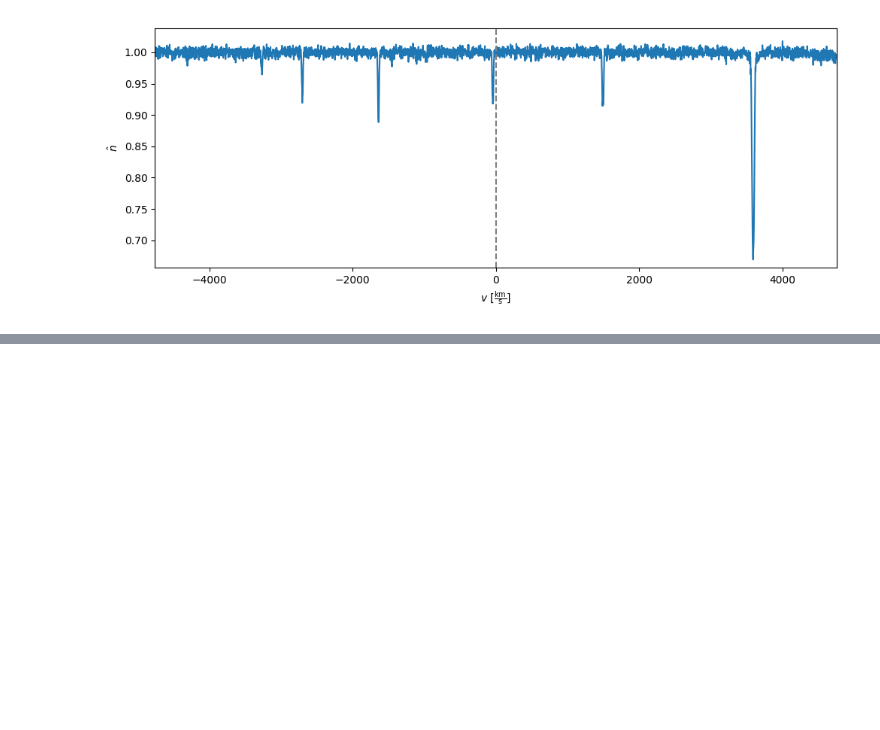
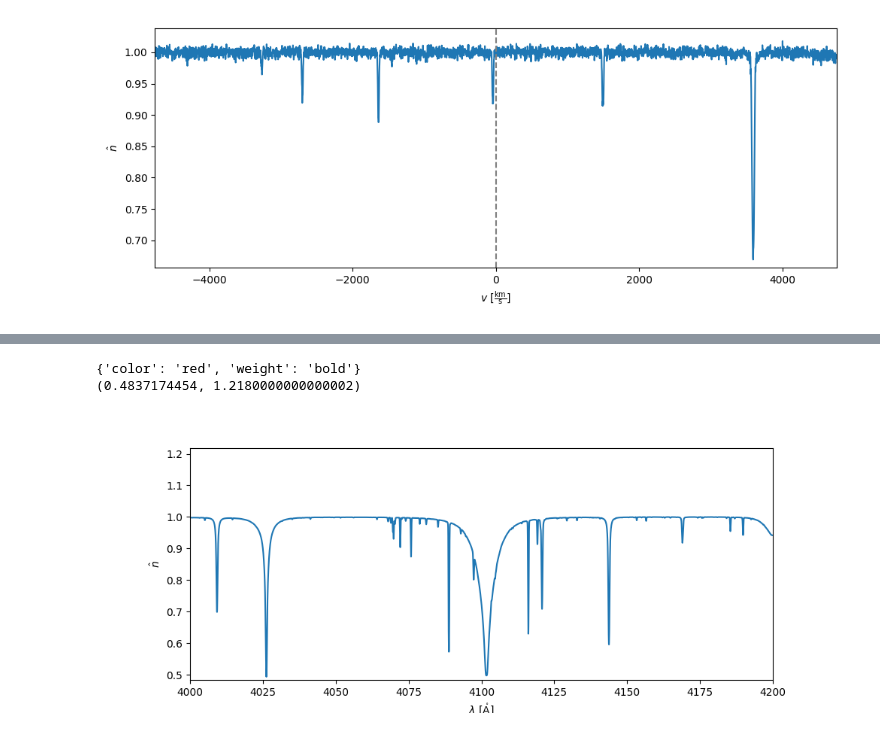
Before and after one commit to eschoesser/spyplotter, a Jupyter notebook: docs/spectrum.ipynb, the cells around one changed output, grey strips where cells are left out. Drawn from its saved outputs; the diff is of its cells as text; code cells hidden in the pictures; blank space fills up the shorter version.

Commit message:
Line identification - dict

```diff
--- a/docs/spectrum.ipynb
+++ b/docs/spectrum.ipynb
@@ -143,0 +152,17 @@ plt.tight_layout()
+# %%
+line_kwargs = {'color':'red'}
+text_kwargs_list =  [{'color':'red','weight':'bold'},{'color':'blue','style':'italic'},{'color':'green'}]
+# %%
+# Plot the spectrum
+ax = spectrum_norm.plot(x_unit=u.AA,interval=[4000,4200]);
+
+#for demo purposes randomly chosen numbers and ions
+line_info = {'NIII':[302.7,302.8],'CIV':[301.8],'NV':[300.5,301,301.5]}
+
+li = LineIdentifier(line_info,font_dict_list=text_kwargs_list)
+print(li.font_dict_list[0])
+ax = li.plot(ax=ax,line_kwargs=line_kwargs)
+
+print(ax.get_ylim())
+plt.tight_layout()
+# %% [output]
@@ -143,0 +170,3 @@ plt.tight_layout()
+{'color': 'red', 'weight': 'bold'}
+(0.4837174454, 1.2180000000000002)
+[figure, added]
```
Also changed, not shown: parts of 5 cells of this notebook, 3 other files.
